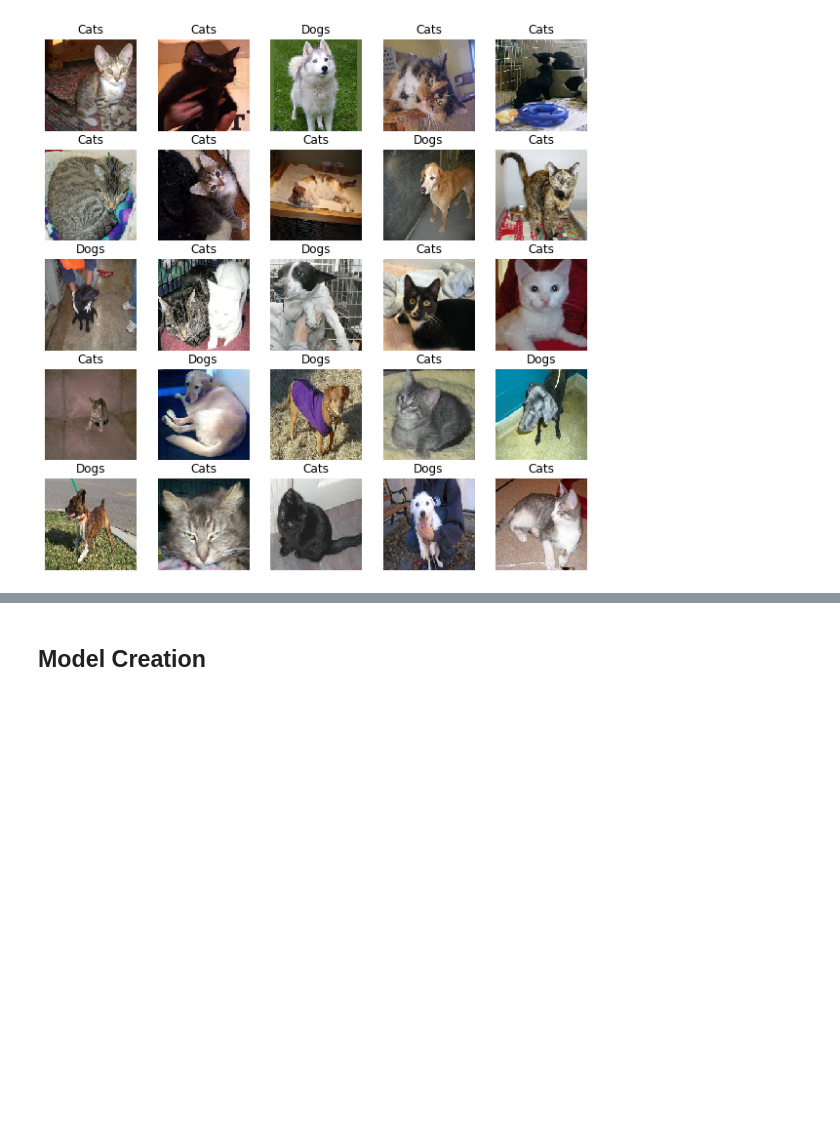
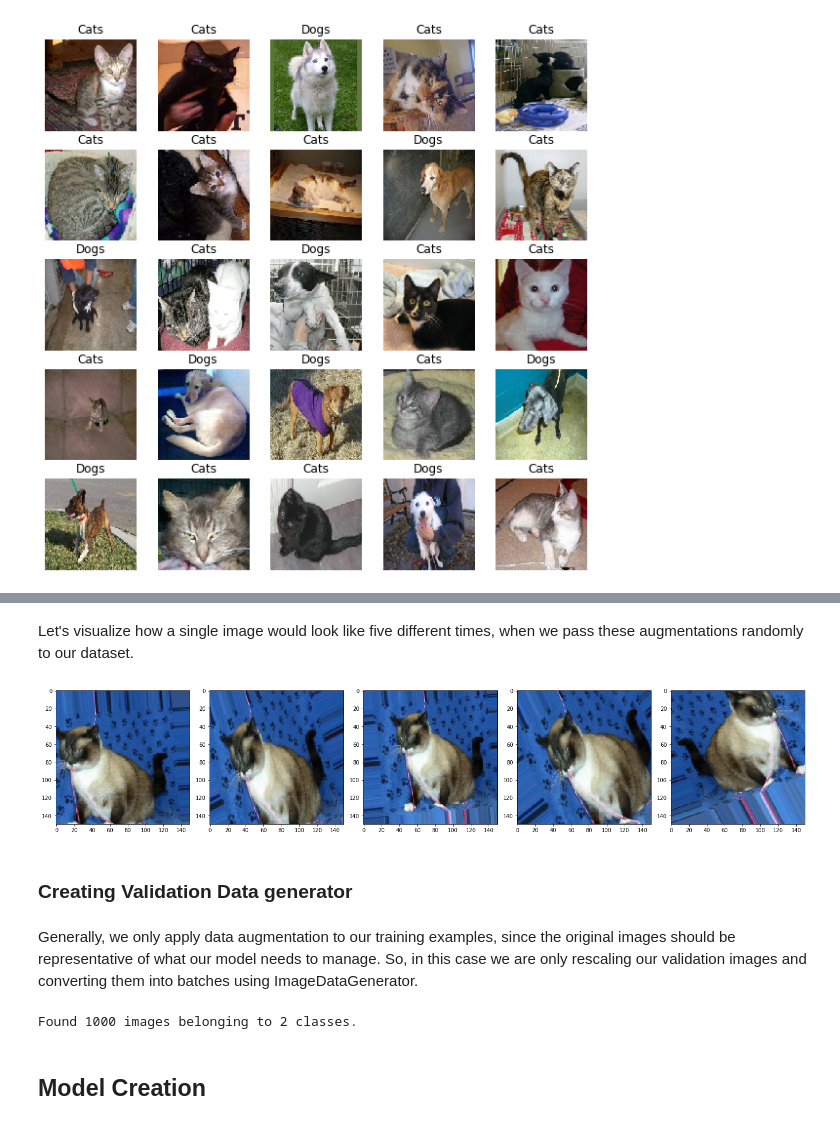
Before and after one commit to lenakchen/pytorch_tutorial, a Jupyter notebook: ud187_.ipynb, the cells around one changed output, grey strips where cells are left out. Saved outputs shown, nothing was run; the diff lists cells and outputs as text; code cells hidden in the pictures; blank space fills up the shorter version.

```diff
--- a/ud187_.ipynb
+++ b/ud187_.ipynb
@@ -543,3 +635,23 @@ show_batch(image_batch, label_batch)
+# %% [markdown]
+Let's visualize how a single image would look like five different times, when we pass these augmentations randomly to our dataset.
+# %%
+augmented_images = [train_data_gen[0][0][0] for i in range(5)]
+plotImages(augmented_images)
+# %% [output]
+[figure, added]
+# %% [markdown]
+### Creating Validation Data generator
+# %% [markdown]
+Generally, we only apply data augmentation to our training examples, since the original images should be representative of what our model needs to manage. So, in this case we are only rescaling our validation images and converting them into batches using ImageDataGenerator.
+# %%
+image_gen_val = ImageDataGenerator(rescale=1./255)
+
+val_data_gen = image_gen_val.flow_from_directory(batch_size=BATCH_SIZE,
+                                                 directory=validation_dir,
+                                                 target_size=(IMG_SHAPE, IMG_SHAPE),
+                                                 class_mode='binary')
+# %% [output]
+Found 1000 images belonging to 2 classes.
 # %% [markdown]
 ## Model Creation
 # %% [markdown]
```
Also changed, not shown: parts of 25 cells of this notebook.
